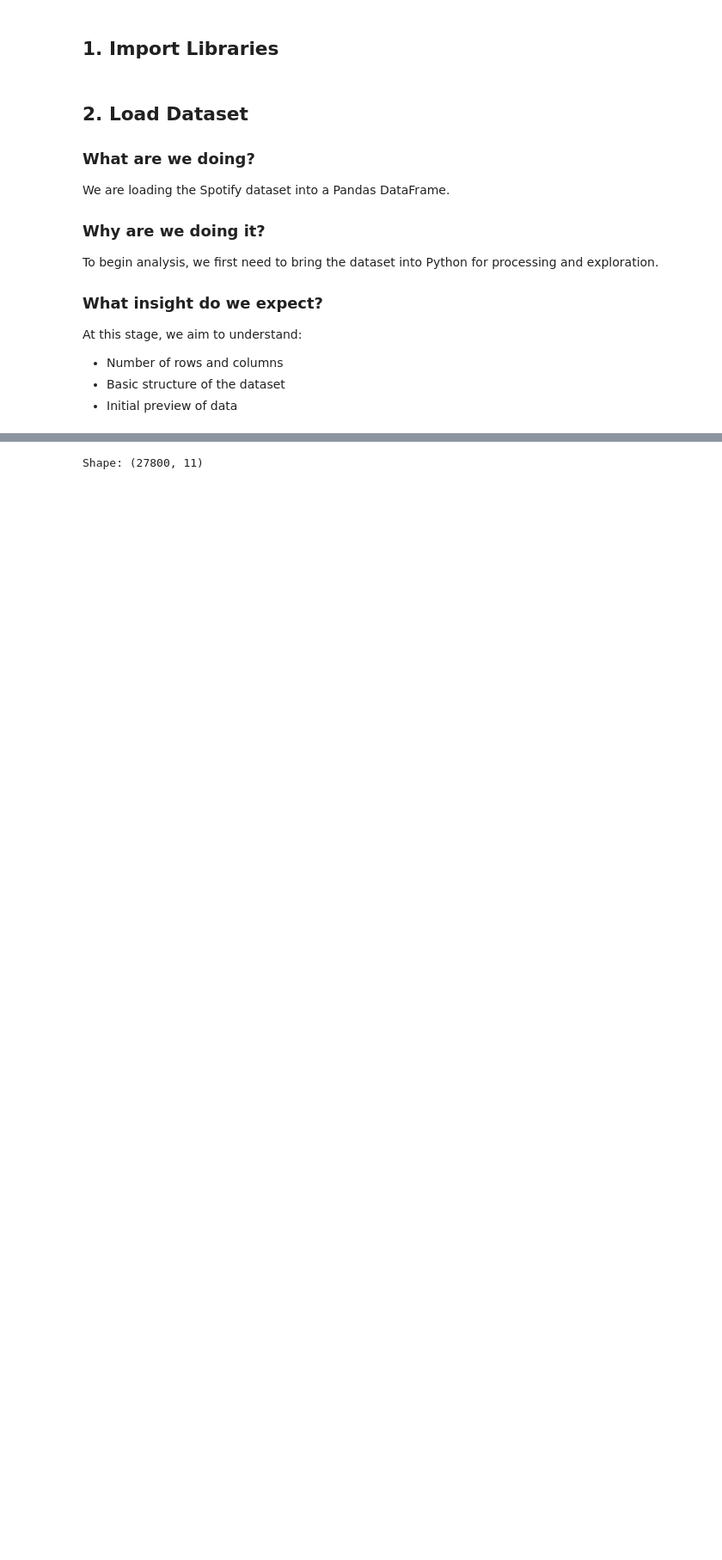
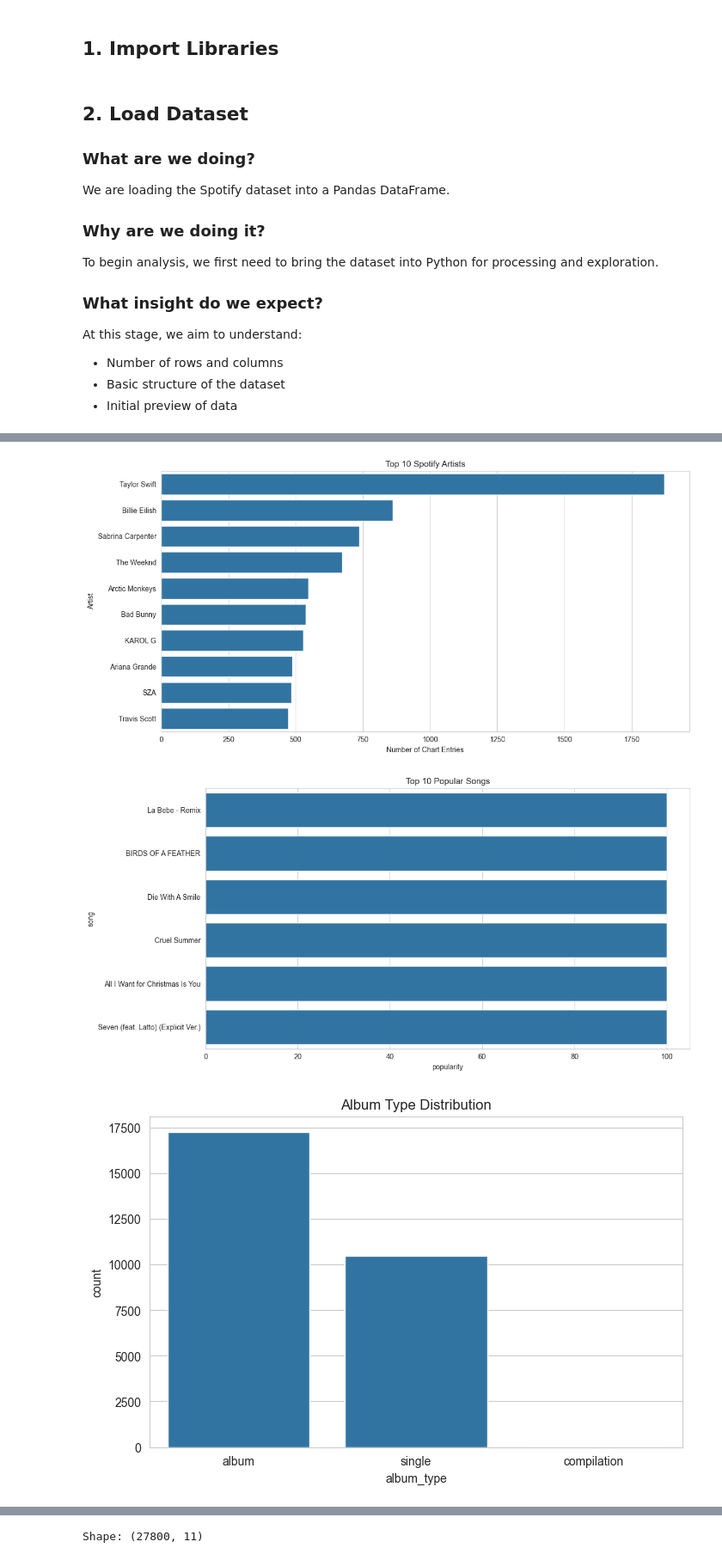
Before and after one commit to ganeshjadhav845904/spotify-music-analytics, a Jupyter notebook: notebooks/Spotify Music Analytics EDA.ipynb, the cells around one changed output, grey strips where cells are left out. Shown at 86% size. Saved outputs shown, nothing was run; the diff lists cells and outputs as text; code cells hidden in the pictures; blank space fills up the shorter version.

Commit message:
Customize Spotify Music Analytics project

```diff
--- a/notebooks/Spotify Music Analytics EDA.ipynb
+++ b/notebooks/Spotify Music Analytics EDA.ipynb
@@ -52,0 +63,3 @@ df.head()
+# %%
+df = pd.read_csv("../data/Top-50-World.csv")
+df.head()
@@ -52,0 +142,19 @@ df.head()
+# %%
+# Top 10 popular songs
+top_songs = df.sort_values(
+    by='popularity', ascending=False
+).head(10)
+
+display(top_songs[['song', 'artist', 'popularity']])
+
+# Top 10 artists
+top_artists = df['artist'].value_counts().head(10)
+display(top_artists)
+
+# Song popularity distribution
+plt.figure(figsize=(10, 5))
+sns.histplot(df['popularity'], bins=20, kde=True)
+plt.title('Spotify Song Popularity Distribution')
+plt.xlabel('Popularity')
+plt.ylabel('Number of Songs')
+plt.show()
@@ -52,0 +186,26 @@ df.head()
+# %%
+# Top 10 Artists Graph
+plt.figure(figsize=(12, 6))
+sns.barplot(x=top_artists.values, y=top_artists.index)
+plt.title("Top 10 Spotify Artists")
+plt.xlabel("Number of Chart Entries")
+plt.ylabel("Artist")
+plt.tight_layout()
+plt.show()
+
+# Top 10 Songs Graph
+plt.figure(figsize=(12, 6))
+sns.barplot(data=top_songs, x="popularity", y="song")
+plt.title("Top 10 Popular Songs")
+plt.tight_layout()
+plt.show()
+
+# Album Type Distribution
+plt.figure(figsize=(8, 5))
+sns.countplot(data=df, x="album_type")
+plt.title("Album Type Distribution")
+plt.show()
+# %% [output]
+[figure, added]
+[figure, added]
+[figure, added]
```
Also changed, not shown: parts of 17 cells of this notebook, 3 other files.
